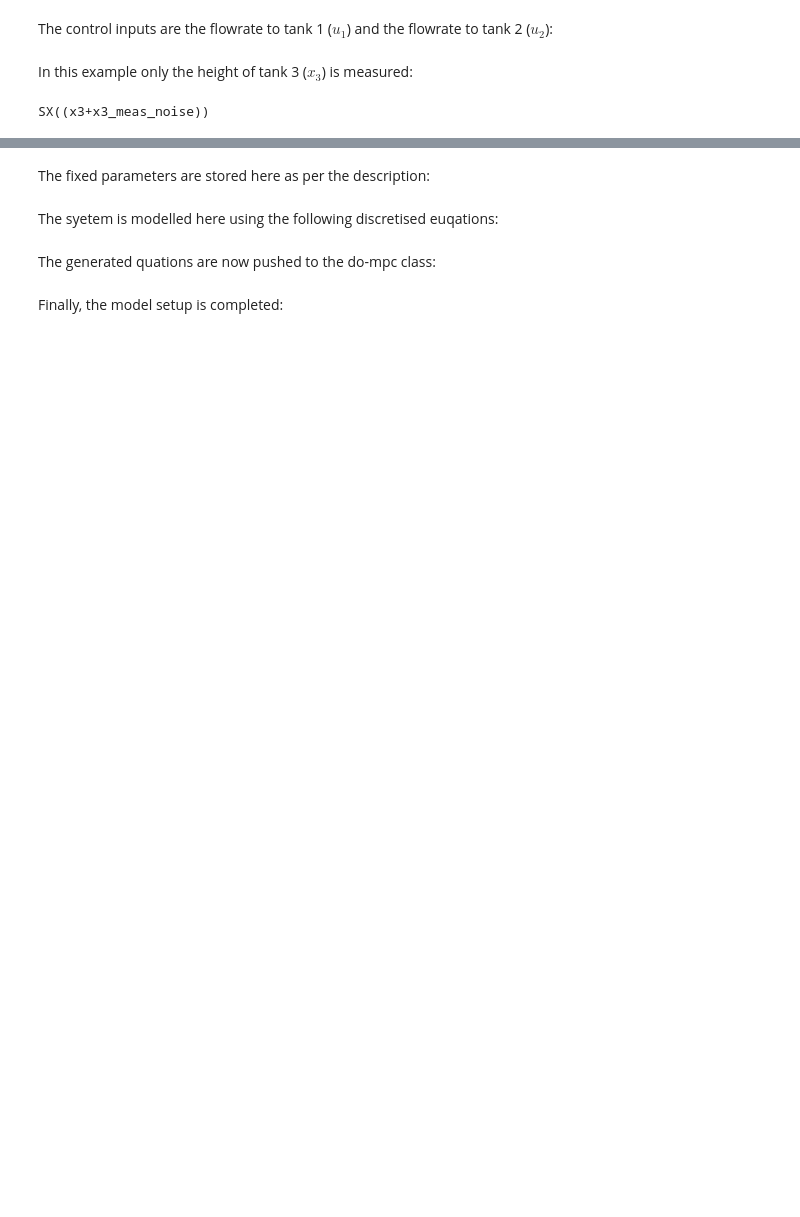
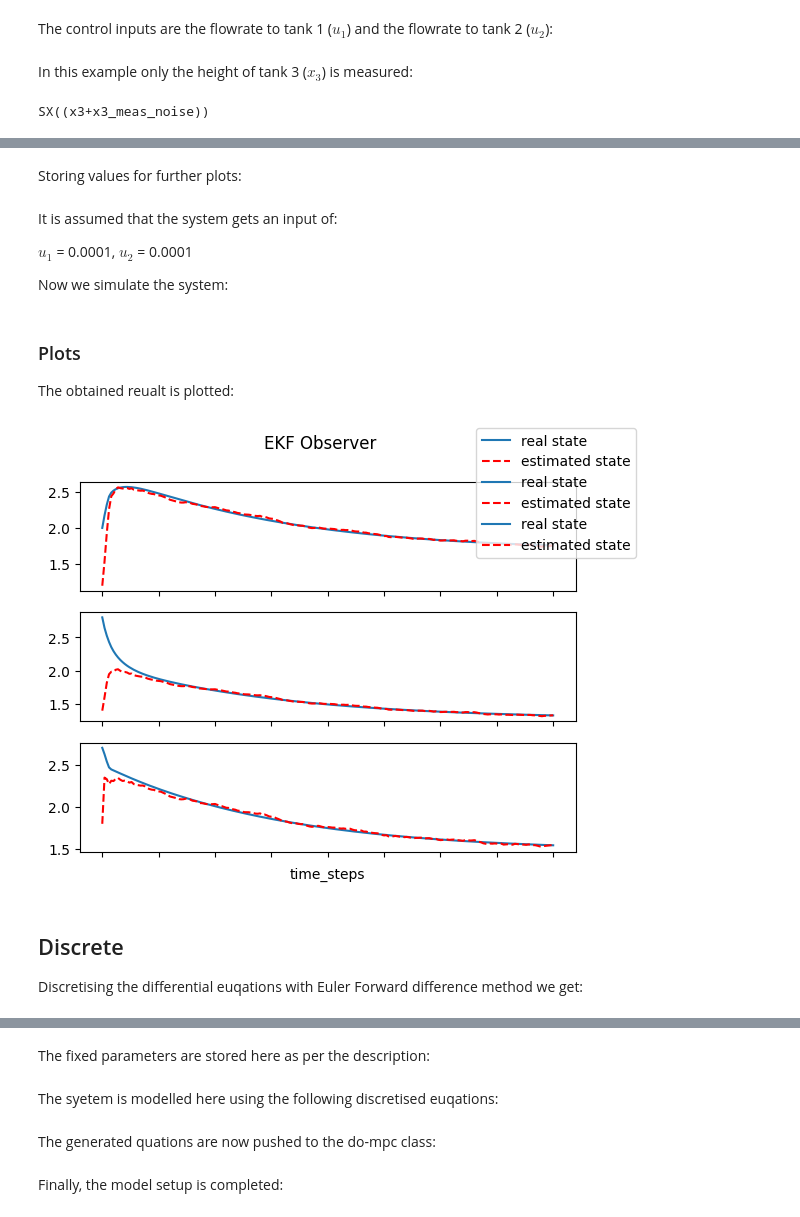
Before and after one commit to do-mpc/do-mpc, a Jupyter notebook: examples/triple_tank_ekf/tt example.ipynb, the cells around one changed output, grey strips where cells are left out. Cells and saved outputs as stored; diff of their text form; code cells hidden in the pictures; blank space fills up the shorter version.

```diff
--- a/examples/triple_tank_ekf/tt example.ipynb
+++ b/examples/triple_tank_ekf/tt example.ipynb
@@ -90,0 +198,62 @@ SX((x3+x3_meas_noise))
+# %%
+# ekf parameter
+q = 1e-3 * np.ones(continuous_model.n_x)
+r = 1e-1 * np.ones(continuous_model.n_y)
+
+# creating diagonal matrics with appropriate shape
+Q = np.diag(q.flatten())
+R = np.diag(r.flatten())
+# %% [markdown]
+Storing values for further plots:
+# %%
+x0_simulator = [x0_true]
+x0_ekf = [x0]
+# %% [markdown]
+It is assumed that the system gets an input of:
+
+$u_{\text{1}}$ = 0.0001,
+$u_{\text{2}}$ = 0.0001
+
+Now we simulate the system:
+# %%
+for k in range(N_sim):
+
+    # input defined by the problem
+    u0 = np.array([0.0001, 0.0001]).reshape([-1, 1])
+
+    # Simulate with process and measurement noise
+    y_next = continuous_simulator.make_step(u0, v0=0.1*np.random.randn(continuous_model.n_v,1))
+
+    # state setimation with ekf
+    x0 = continuous_ekf.make_step(y_next = y_next, u_next = u0, Q_k=Q, R_k=R)
+
+    # results stored for plotting
+    x0_simulator.append(continuous_simulator._x0.master)
+    x0_ekf.append(x0)
+# %% [markdown]
+### Plots
+The obtained reualt is plotted:
+# %%
+def visualize(nx, x_data, x_hat_data):
+    x_data = np.concatenate(x_data, axis=1)
+    x_hat_data = np.concatenate(x_hat_data, axis=1)
+
+    fig, ax = plt.subplots(nx)
+    fig.suptitle('EKF Observer')
+
+    for i in range(nx):
+        ax[i].plot(x_data[i, :], label='real state')
+        ax[i].plot(x_hat_data[i, :],"r--", label='estimated state')
+        ax[i].set_xticklabels([])
+
+    ax[-1].set_xlabel('time_steps')
+    fig.legend()
+    plt.show()
+
+visualize(3, x0_simulator, x0_ekf)
+# %% [output]
+[figure, added]
+# %% [markdown]
+## Discrete
+
+Discretising the differential euqations with Euler Forward difference method we get:
```
Also changed, not shown: parts of 64 cells of this notebook, 1 other file.
